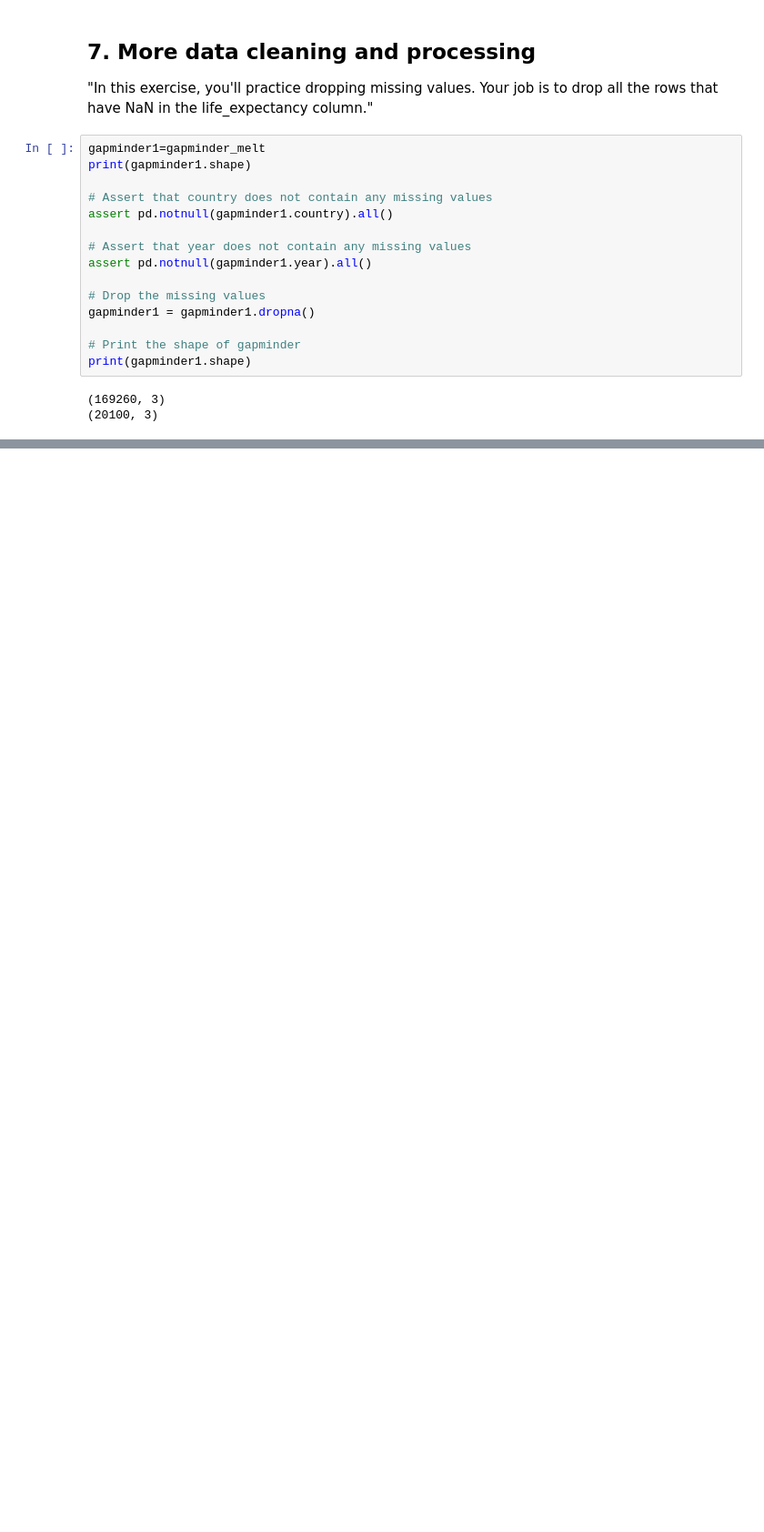
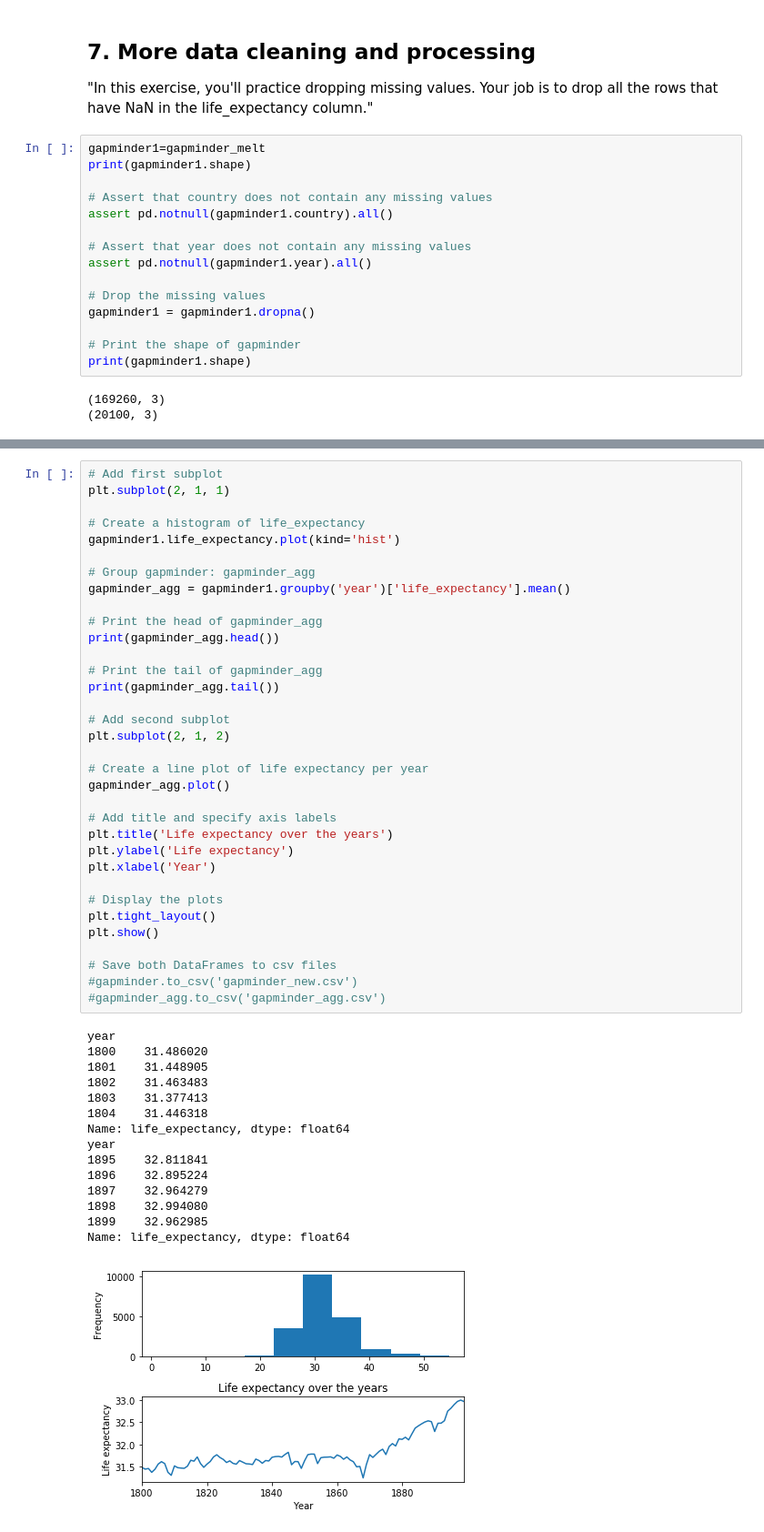
Before and after one commit to panaga/DataCamp_Python, a Jupyter notebook: 01_Cleaning_CaseStudy.ipynb, the cells around one changed output, grey strips where cells are left out. Shown at 91% size. Drawn from its saved outputs; the diff is of its cells as text; blank space fills up the shorter version.

```diff
--- a/01_Cleaning_CaseStudy.ipynb
+++ b/01_Cleaning_CaseStudy.ipynb
@@ -190,0 +196,50 @@ print(gapminder1.shape)
+# %%
+# Add first subplot
+plt.subplot(2, 1, 1)
+
+# Create a histogram of life_expectancy
+gapminder1.life_expectancy.plot(kind='hist')
+
+# Group gapminder: gapminder_agg
+gapminder_agg = gapminder1.groupby('year')['life_expectancy'].mean()
+
+# Print the head of gapminder_agg
+print(gapminder_agg.head())
+
+# Print the tail of gapminder_agg
+print(gapminder_agg.tail())
+
+# Add second subplot
+plt.subplot(2, 1, 2)
+
+# Create a line plot of life expectancy per year
+gapminder_agg.plot()
+
+# Add title and specify axis labels
+plt.title('Life expectancy over the years')
+plt.ylabel('Life expectancy')
+plt.xlabel('Year')
+
+# Display the plots
+plt.tight_layout()
+plt.show()
+
+# Save both DataFrames to csv files
+#gapminder.to_csv('gapminder_new.csv')
+#gapminder_agg.to_csv('gapminder_agg.csv')
+# %% [output]
+year
+1800    31.486020
+1801    31.448905
+1802    31.463483
+1803    31.377413
+1804    31.446318
+Name: life_expectancy, dtype: float64
+year
+1895    32.811841
+1896    32.895224
+1897    32.964279
+1898    32.994080
+1899    32.962985
+Name: life_expectancy, dtype: float64
+[figure, added]
```
Also changed, not shown: parts of 1 cell of this notebook.
